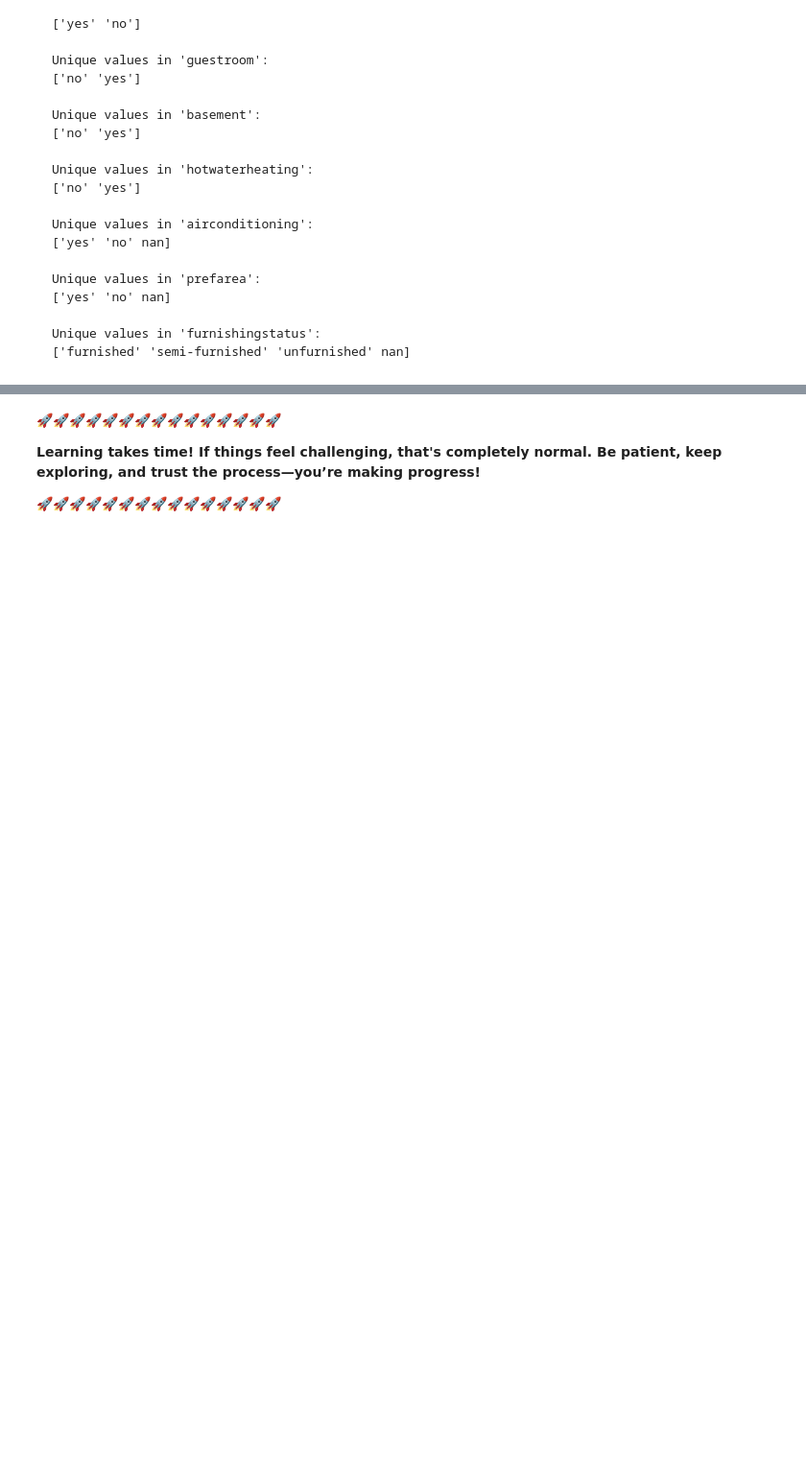
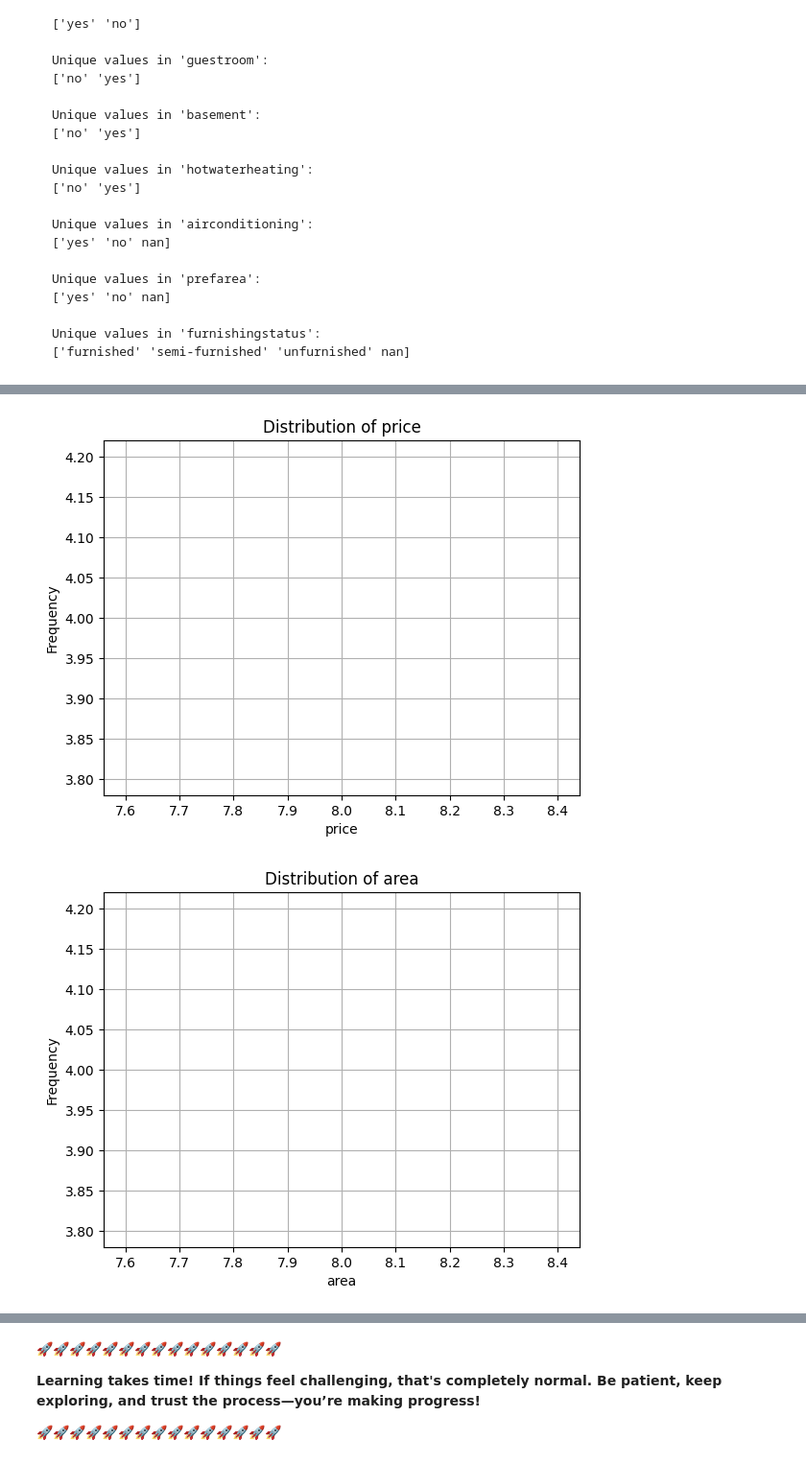
Before and after one commit to saitamm/Entry-Level-ML-Engineer-Bootcamp, a Jupyter notebook: week01/My_res.ipynb, the cells around one changed output, grey strips where cells are left out. Shown at 96% size. Drawn from its saved outputs; the diff is of its cells as text; code cells hidden in the pictures; blank space fills up the shorter version.

```diff
--- a/week01/My_res.ipynb
+++ b/week01/My_res.ipynb
@@ -389,0 +445,13 @@ Name: count, dtype: int64
+# %%
+import pandas as pd
+import numpy as np
+
+def main():
+    data = pd.read_csv("Housing.csv")
+    categorical_features = ['mainroad', 'guestroom', 'basement', 'hotwaterheating', 'airconditioning', 'prefarea', 'furnishingstatus']
+    for feature in categorical_features:
+        print("Unique values in ", feature, ":")
+        print(feature)
+        print(data[feature].unique())
+if __name__ == "__main__":
+    main()
@@ -432,0 +517,31 @@ Happy coding! 🚀
+# %%
+import matplotlib.pyplot as plt
+import pandas as pd
+import numpy as np
+
+def main():
+    data = pd.read_csv("Housing.csv")
+    numerical_features = ['price', 'area', 'bedrooms', 'bathrooms', 'stories', 'parking']
+    for col in numerical_features:
+        plt.plot(8, 4)
+        plt.hist(data[col], bins=30, color='skyblue', edgecolor='black')
+        plt.title(f'Distribution of {col}')
+        plt.xlabel(col)
+        plt.ylabel('Frequency')
+        plt.grid(True)
+        plt.show()
+    categorical_features = ['mainroad', 'guestroom', 'basement', 'hotwaterheating',
+                        'airconditioning', 'prefarea', 'furnishingstatus']
+    for col in categorical_features:
+        plt.figure(figsize=(6, 4))
+        data[col].value_counts().plot(kind='bar', color='lightcoral', edgecolor='black')
+        plt.title(f'Value Counts of {col}')
+        plt.xlabel(col)
+        plt.ylabel('Count')
+        plt.grid(axis='y')
+        plt.show()
+if __name__ == "__main__":
+    main()
+# %% [output]
+[figure, added]
+[figure, added]
```
Also changed, not shown: parts of 10 cells of this notebook.
